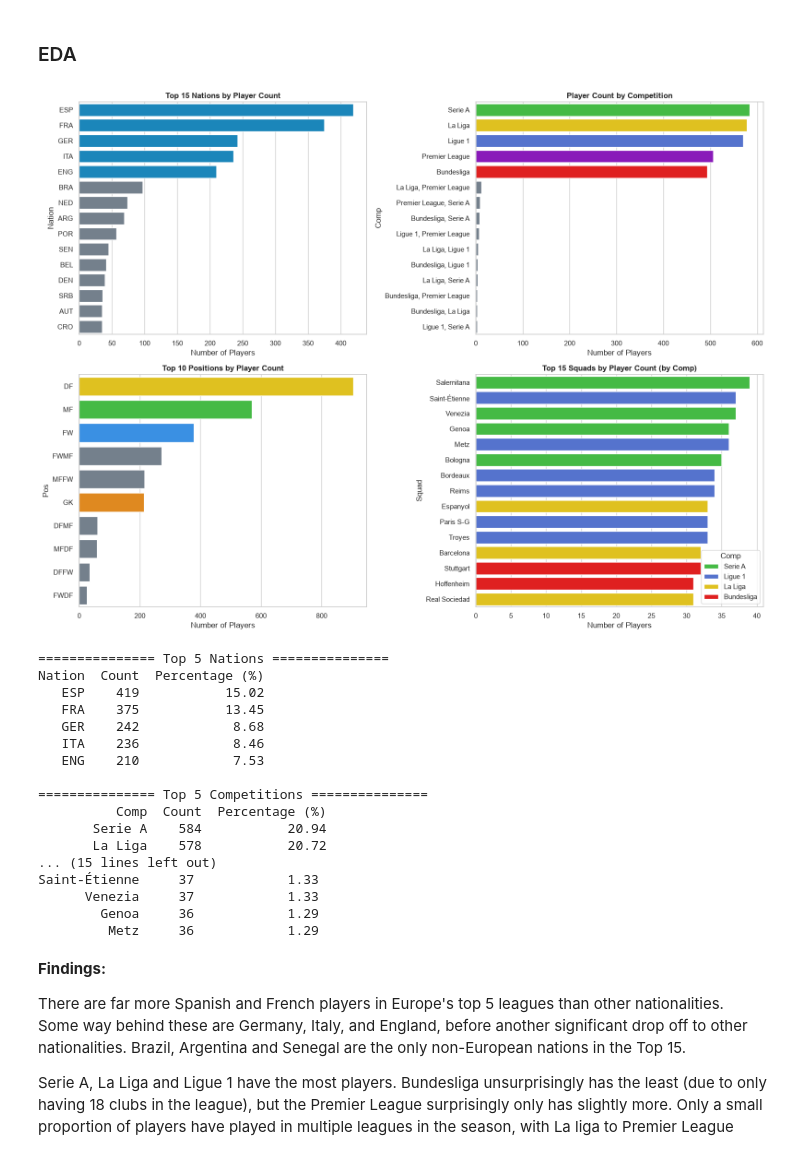
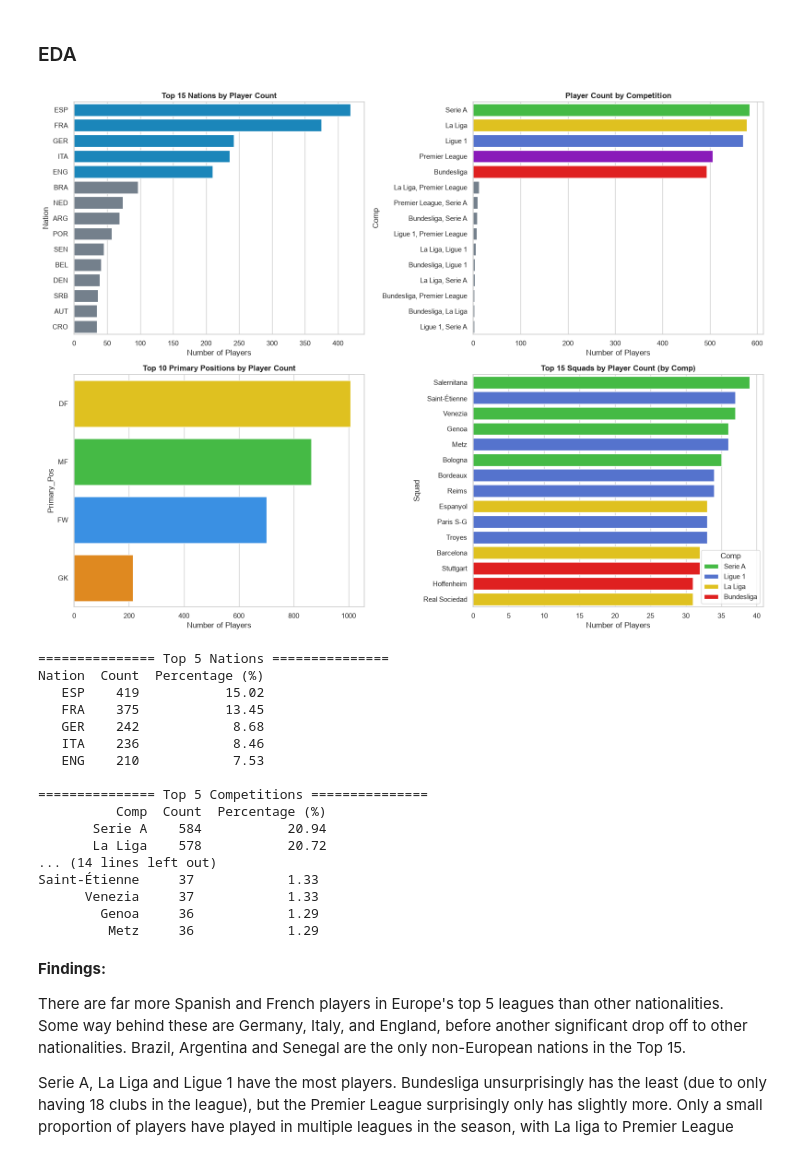
Before and after one commit to Scott-Trowers/player-architects, a Jupyter notebook: notebooks/season2122_eda.ipynb, the cells around one changed output. Cells and saved outputs as stored; diff of their text form; code cells hidden in the pictures.

```diff
--- a/notebooks/season2122_eda.ipynb
+++ b/notebooks/season2122_eda.ipynb
@@ -327,6 +327,11 @@ for col in numeric_cols:
 # aggregate using the dictionary
 aggregated_player_data = player_data_clean.groupby('player_identifier').agg(agg_dict)
 
+# determine the primary position (first position listed in the row with maximum minutes)
+idx_max_min = player_data_clean.groupby('player_identifier')['Min'].idxmax()
+primary_pos_map = player_data_clean.loc[idx_max_min].set_index('player_identifier')['Pos'].str[:2]
+aggregated_player_data['Primary_Pos'] = aggregated_player_data.index.map(primary_pos_map)
+
 # convert the league minutes column to a percentage of minutes played
 for pct_col in comp_min_cols:
     aggregated_player_data[pct_col] = (aggregated_player_data[pct_col] / aggregated_player_data['Min']).fillna(0)
@@ -447,7 +452,7 @@ pos_palette_map = {
 
 }
 
-top_pos = aggregated_player_data["Pos"].value_counts().head(10)
+top_pos = aggregated_player_data["Primary_Pos"].value_counts().head(10)
 pos_colors = {
     pos: pos_palette_map.get(pos, "slategrey") for pos in top_pos.index
 }
@@ -460,7 +465,7 @@ sns.barplot(
     ax=axes[1, 0],
 )
 axes[1, 0].set_title(
-    "Top 10 Positions by Player Count", fontsize=12, fontweight="bold"
+    "Top 10 Primary Positions by Player Count", fontsize=12, fontweight="bold"
 )
 axes[1, 0].set_xlabel("Number of Players")
 
@@ -472,39 +477,39 @@ top_squad_names = (
 )
 
 # Filter dataset to top 15 squads and aggregate count per Squad and Comp
 top_squads_df = (
     aggregated_player_data[
         aggregated_player_data["Squad"].isin(top_squad_names)
     ]
     .groupby(["Squad", "Comp"])
     .size()
     .reset_index(name="Count")
     .sort_values(by="Count", ascending=False)
 )
 
 sns.barplot(
     data=top_squads_df,
     x="Count",
     y="Squad",
     hue="Comp",
     palette=comp_colors,  # Reuses competition color map from Chart 2
     dodge=False,
     ax=axes[1, 1],
 )
 axes[1, 1].set_title(
     "Top 15 Squads by Player Count (by Comp)", fontsize=12, fontweight="bold"
 )
 axes[1, 1].set_xlabel("Number of Players")
 
 plt.tight_layout()
 plt.show()
 # %% [output]
-[figure, old version]
+[figure, new version]
 # %%
 categories = {
     "Nation": "Top 5 Nations",
     "Comp": "Top 5 Competitions",
-    "Pos": "Top 5 Positions",
+    "Primary_Pos": "Top 5 Positions",
     "Squad": "Top 5 Squads",
 }
 
@@ -535,7 +540,7 @@ Nation  Count  Percentage (%)
           Comp  Count  Percentage (%)
        Serie A    584           20.94
        La Liga    578           20.72
-... (15 lines left out)
+... (14 lines left out)
 Saint-Étienne     37            1.33
       Venezia     37            1.33
         Genoa     36            1.29
```
Also changed, not shown: parts of 11 cells of this notebook, 1 other file.
